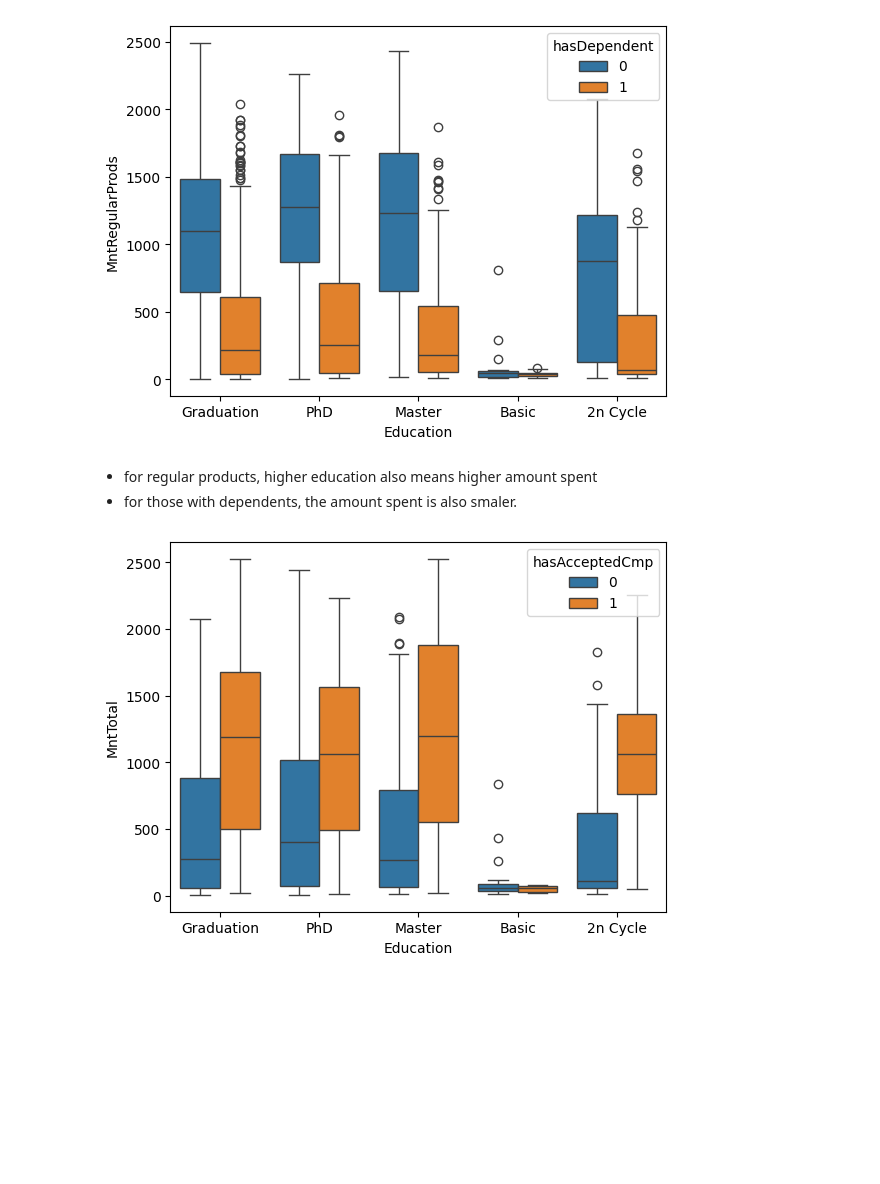
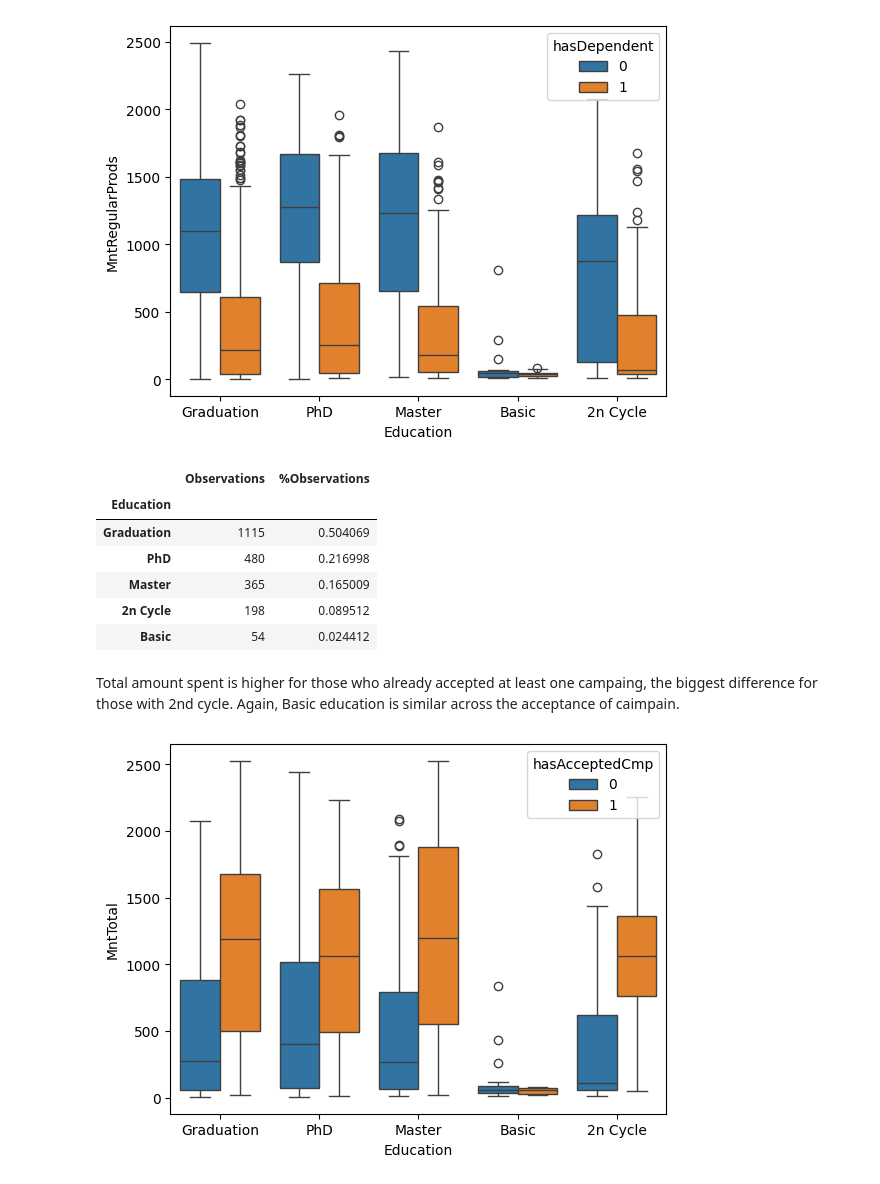
Before and after one commit to igornunespatricio/Clustering-Data-Analyst-iFood, a Jupyter notebook: notebooks/eda.ipynb, the cells around one changed output. Drawn from its saved outputs; the diff is of its cells as text; code cells hidden in the pictures; blank space fills up the shorter version.

```diff
--- a/notebooks/eda.ipynb
+++ b/notebooks/eda.ipynb
@@ -393,9 +435,23 @@ sns.boxplot(data=df, x='Education', y='Income', hue='hasDependent');
 sns.boxplot(data=df, x='Education', y='MntRegularProds', hue='hasDependent');
 # %% [output]
 [figure]
-# %% [markdown]
-- for regular products, higher education also means higher amount spent
--  for those with dependents, the amount spent is also smaler.
+# %%
+pd.DataFrame(
+    {
+        'Observations': df['Education'].value_counts(),
+        '%Observations': df['Education'].value_counts(normalize=True)
+    }
+)
+# %% [output]
+|  | Observations | %Observations |
+| Education |  |  |
+| Graduation | 1115 | 0.504069 |
+| PhD | 480 | 0.216998 |
+| Master | 365 | 0.165009 |
+| 2n Cycle | 198 | 0.089512 |
+| Basic | 54 | 0.024412 |
+# %% [markdown]
+Total amount spent is higher for those who already accepted at least one campaing, the biggest difference for those with 2nd cycle. Again, Basic education is similar across the acceptance of caimpain.
 # %%
 # amount total spent, education and has accepted campaing
 sns.boxplot(data=df, x='Education', y='MntTotal', hue='hasAcceptedCmp');
```
Also changed, not shown: parts of 30 cells of this notebook, 1 other file.
